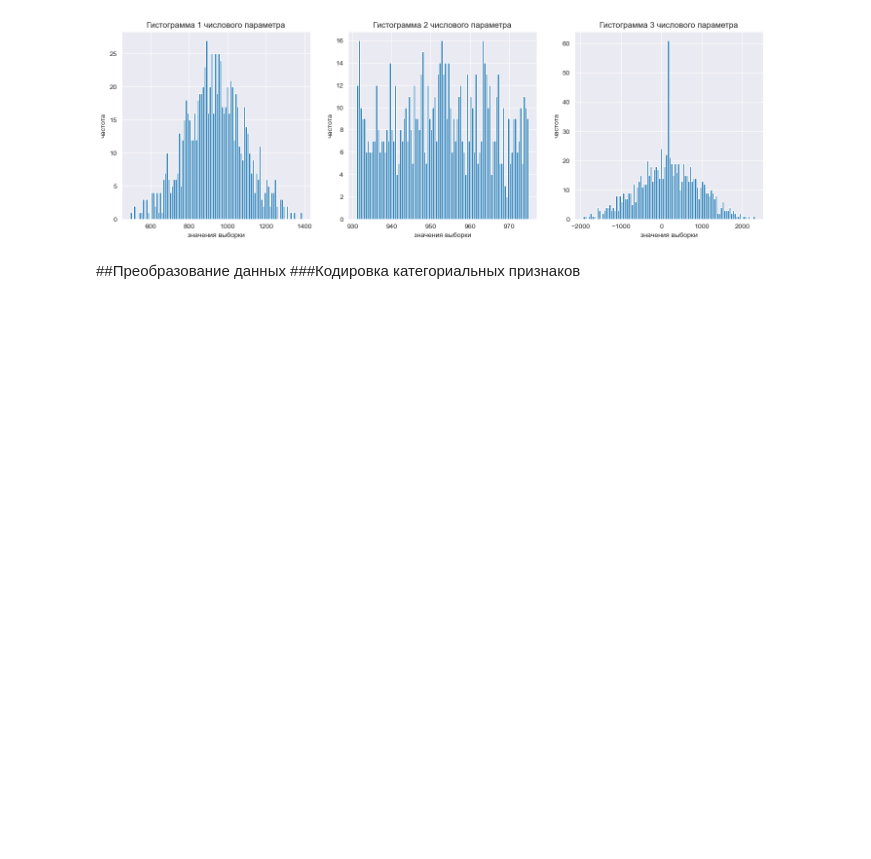
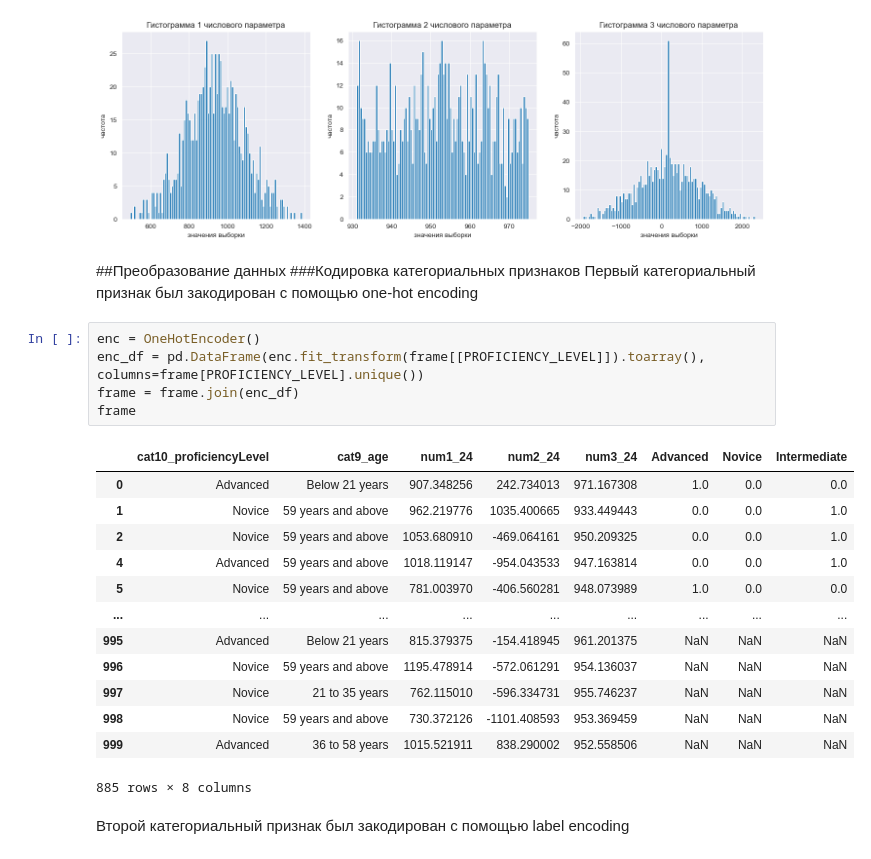
Before and after one commit to fongradnastya/data_analysis_1, a Jupyter notebook: notebooks/work1.ipynb, the cells around one changed output. Cells and saved outputs as stored; diff of their text form; blank space fills up the shorter version.

```diff
--- a/notebooks/work1.ipynb
+++ b/notebooks/work1.ipynb
@@ -452,3 +452,25 @@ plt.show()
 # %% [markdown]
 ##Преобразование данных
 ###Кодировка категориальных признаков
+Первый категориальный признак был закодирован с помощью one-hot encoding
+# %%
+enc = OneHotEncoder()
+enc_df = pd.DataFrame(enc.fit_transform(frame[[PROFICIENCY_LEVEL]]).toarray(), columns=frame[PROFICIENCY_LEVEL].unique())
+frame = frame.join(enc_df)
+frame
+# %% [output]
+|  | cat10_proficiencyLevel | cat9_age | num1_24 | num2_24 | num3_24 | Advanced | Novice | Intermediate |
+| 0 | Advanced | Below 21 years | 907.348256 | 242.734013 | 971.167308 | 1.0 | 0.0 | 0.0 |
+| 1 | Novice | 59 years and above | 962.219776 | 1035.400665 | 933.449443 | 0.0 | 0.0 | 1.0 |
+| 2 | Novice | 59 years and above | 1053.680910 | -469.064161 | 950.209325 | 0.0 | 0.0 | 1.0 |
+| 4 | Advanced | 59 years and above | 1018.119147 | -954.043533 | 947.163814 | 0.0 | 0.0 | 1.0 |
+| 5 | Novice | 59 years and above | 781.003970 | -406.560281 | 948.073989 | 1.0 | 0.0 | 0.0 |
+| ... | ... | ... | ... | ... | ... | ... | ... | ... |
+| 995 | Advanced | Below 21 years | 815.379375 | -154.418945 | 961.201375 | NaN | NaN | NaN |
+| 996 | Novice | 59 years and above | 1195.478914 | -572.061291 | 954.136037 | NaN | NaN | NaN |
+| 997 | Novice | 21 to 35 years | 762.115010 | -596.334731 | 955.746237 | NaN | NaN | NaN |
+| 998 | Novice | 59 years and above | 730.372126 | -1101.408593 | 953.369459 | NaN | NaN | NaN |
+| 999 | Advanced | 36 to 58 years | 1015.521911 | 838.290002 | 952.558506 | NaN | NaN | NaN |
+885 rows × 8 columns
+# %% [markdown]
+Второй категориальный признак был закодирован с помощью label encoding
```
Also changed, not shown: parts of 9 cells of this notebook, 1 other file.
